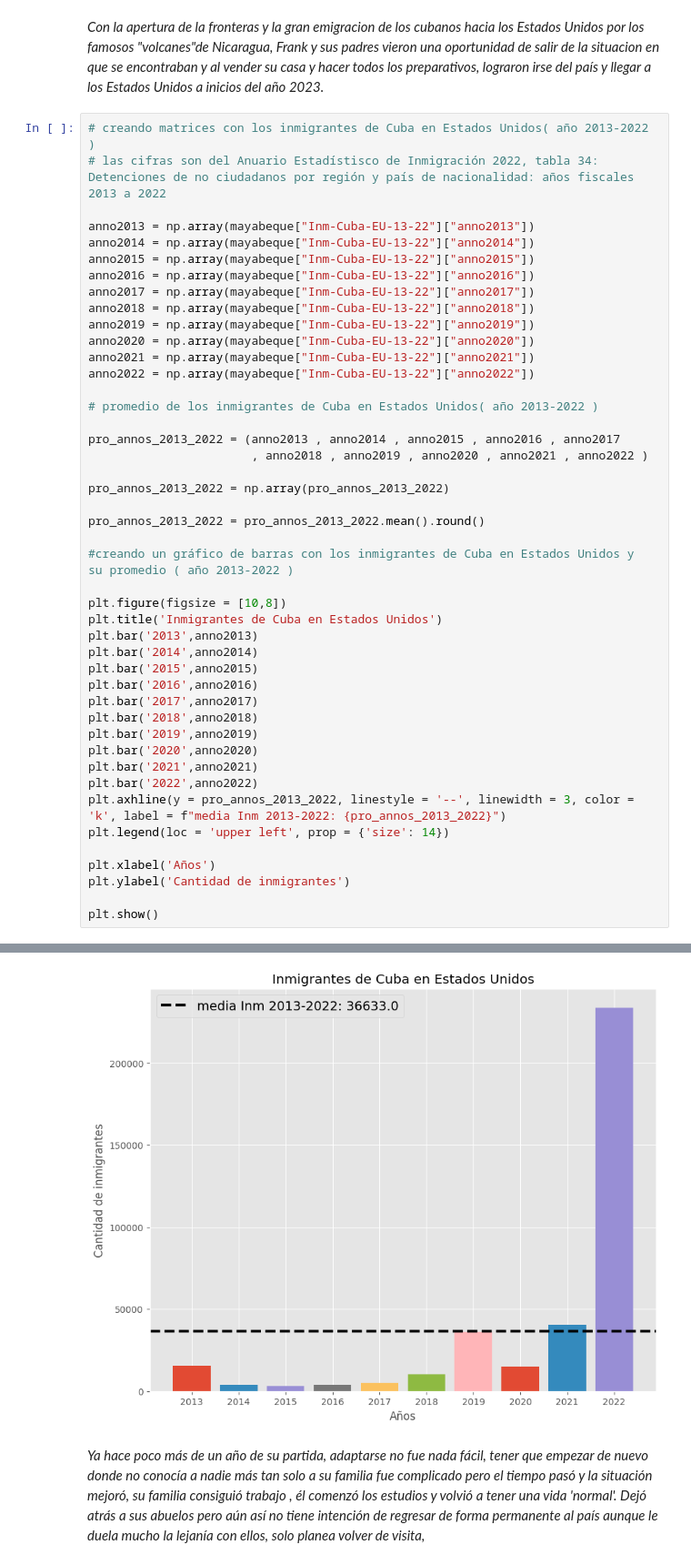
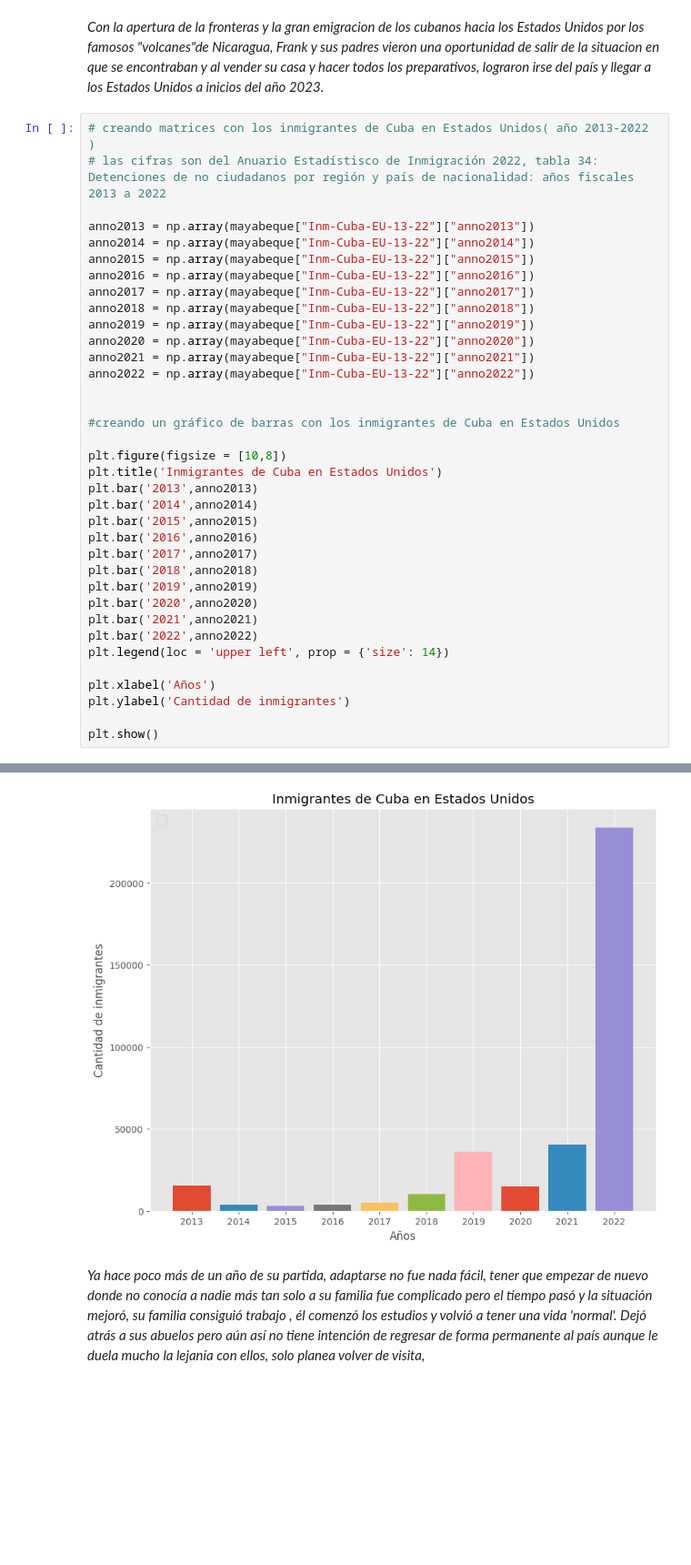
Before and after one commit to tallitas04/emigracion-cuba, a Jupyter notebook: ICD.ipynb, the cells around one changed output, grey strips where cells are left out. Shown: that part at 91% size. Drawn from its saved outputs; the diff is of its cells as text; blank space fills up the shorter version.

```diff
--- a/ICD.ipynb
+++ b/ICD.ipynb
@@ -501,16 +490,8 @@ anno2020 = np.array(mayabeque["Inm-Cuba-EU-13-22"]["anno2020"])
 anno2021 = np.array(mayabeque["Inm-Cuba-EU-13-22"]["anno2021"])
 anno2022 = np.array(mayabeque["Inm-Cuba-EU-13-22"]["anno2022"])
 
-# promedio de los inmigrantes de Cuba en Estados Unidos( año 2013-2022 )
 
-pro_annos_2013_2022 = (anno2013 , anno2014 , anno2015 , anno2016 , anno2017
-                       , anno2018 , anno2019 , anno2020 , anno2021 , anno2022 )
-
-pro_annos_2013_2022 = np.array(pro_annos_2013_2022)
-
-pro_annos_2013_2022 = pro_annos_2013_2022.mean().round()
-
-#creando un gráfico de barras con los inmigrantes de Cuba en Estados Unidos y  su promedio ( año 2013-2022 )
+#creando un gráfico de barras con los inmigrantes de Cuba en Estados Unidos
 
 plt.figure(figsize = [10,8])
 plt.title('Inmigrantes de Cuba en Estados Unidos')
@@ -524,7 +505,6 @@ plt.bar('2019',anno2019)
 plt.bar('2020',anno2020)
 plt.bar('2021',anno2021)
 plt.bar('2022',anno2022)
-plt.axhline(y = pro_annos_2013_2022, linestyle = '--', linewidth = 3, color = 'k', label = f"media Inm 2013-2022: {pro_annos_2013_2022}")
 plt.legend(loc = 'upper left', prop = {'size': 14})
 
 plt.xlabel('Años')
@@ -535,4 +516,4 @@ plt.show()
-[figure, old version]
+[figure, new version]
 # %% [markdown]
 *Ya hace poco más de un año de su partida, adaptarse no fue nada fácil, tener  que empezar de nuevo donde no conocía a nadie más tan solo a su familia fue complicado pero el tiempo pasó y la situación mejoró, su familia consiguió trabajo , él comenzó los estudios y volvió a tener una vida 'normal'. Dejó atrás a sus abuelos pero aún así no tiene intención de regresar de forma permanente al país aunque le duela mucho la lejanía con ellos, solo planea volver de visita,*
 # %% [markdown]
```
Also changed, not shown: parts of 2 cells of this notebook.
